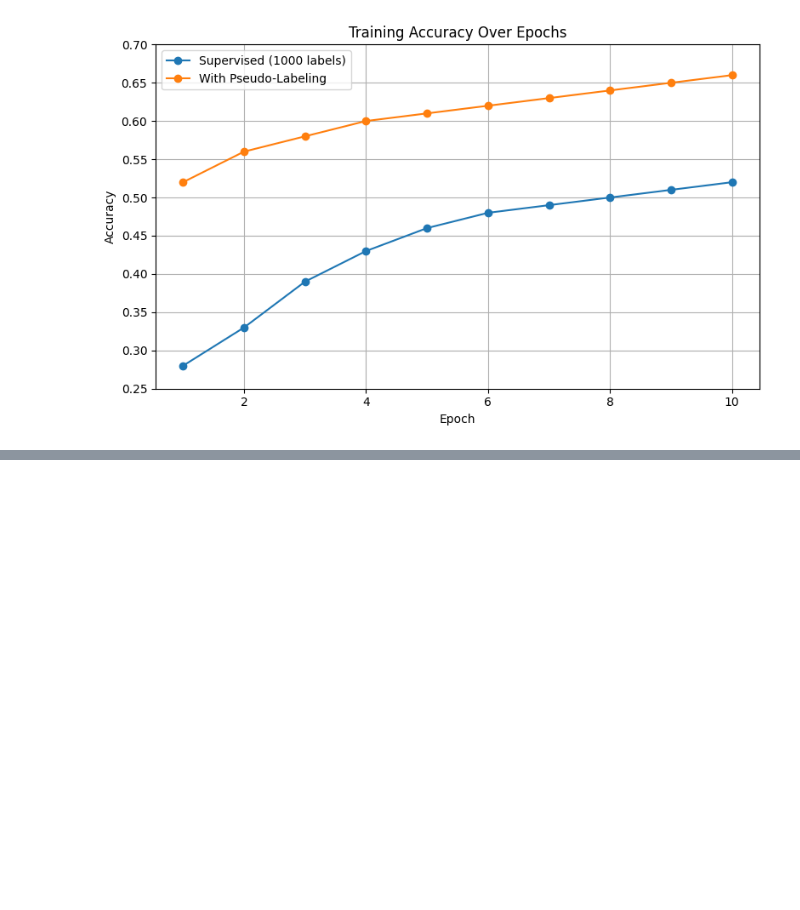
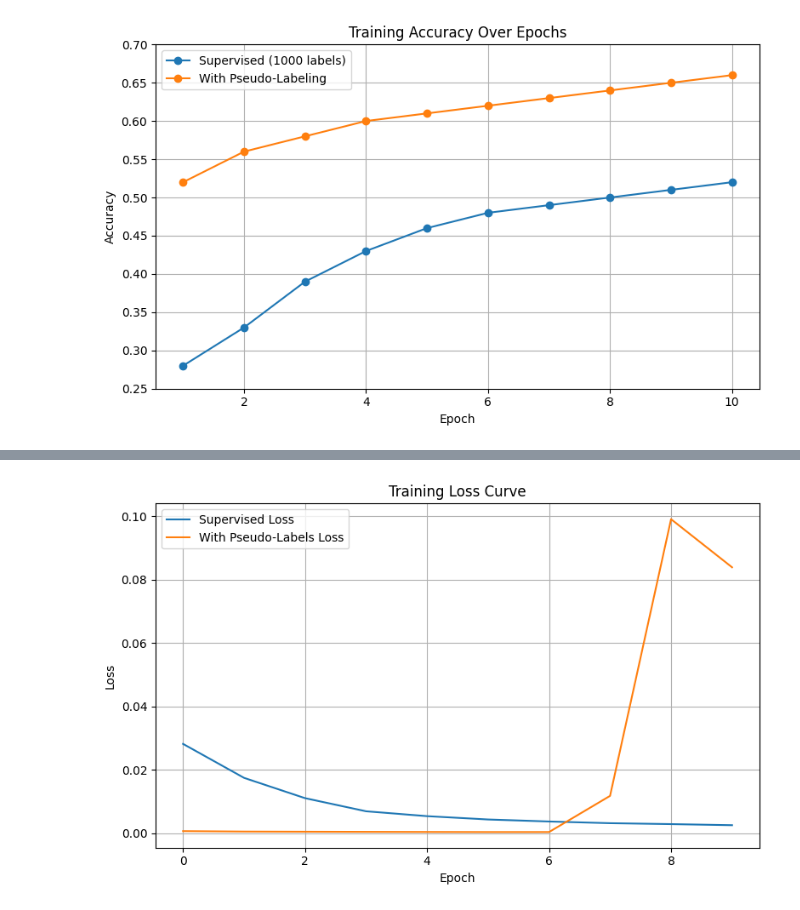
Before and after one commit to BalajiReddyCD/ssl-pseudo-labeling, a Jupyter notebook: pseudo_labeling_cifar10.ipynb, the cells around one changed output, grey strips where cells are left out. Cells and saved outputs as stored; diff of their text form; code cells hidden in the pictures; blank space fills up the shorter version.

```diff
--- a/pseudo_labeling_cifar10.ipynb
+++ b/pseudo_labeling_cifar10.ipynb
@@ -187,3 +187,39 @@ plt.tight_layout()
 plt.show()
 # %% [output]
 [figure]
+# %%
+def train_model(model, loader, criterion, optimizer, epochs=10):
+    model.train()
+    loss_history = []
+    for epoch in range(epochs):
+        total_loss = 0
+        for images, labels in loader:
+            optimizer.zero_grad()
+            outputs = model(images)
+            loss = criterion(outputs, labels)
+            loss.backward()
+            optimizer.step()
+            total_loss += loss.item()
+        avg_loss = total_loss / len(loader)
+        loss_history.append(avg_loss)
+        print(f"Epoch {epoch+1}, Loss: {avg_loss:.4f}")
+    return loss_history
+# %%
+# Train and store loss history
+loss_supervised = train_model(model, labeled_loader, criterion, optimizer, epochs=10)
+
+# After generating pseudo-labels and creating combined_loader
+loss_pseudo = train_model(model, combined_loader, criterion, optimizer, epochs=10)
+
+# Plot
+plt.figure(figsize=(8, 5))
+plt.plot(loss_supervised, label='Supervised Loss')
+plt.plot(loss_pseudo, label='With Pseudo-Labels Loss')
+plt.title("Training Loss Curve")
+plt.xlabel("Epoch")
+plt.ylabel("Loss")
+plt.grid(True)
+plt.legend()
+plt.tight_layout()
+plt.show()
+# %% [output]
@@ -189,0 +246 @@ plt.show()
+[figure, added]
```
Also changed, not shown: parts of 2 cells of this notebook.
